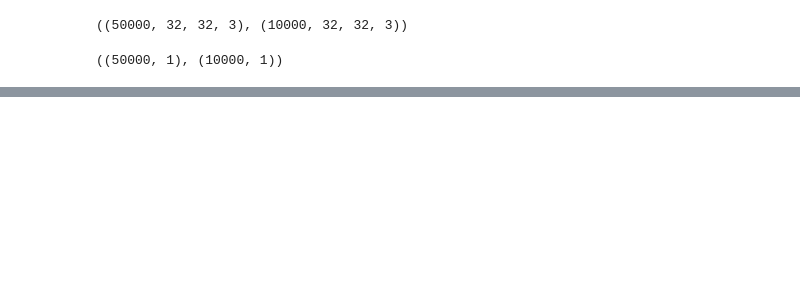
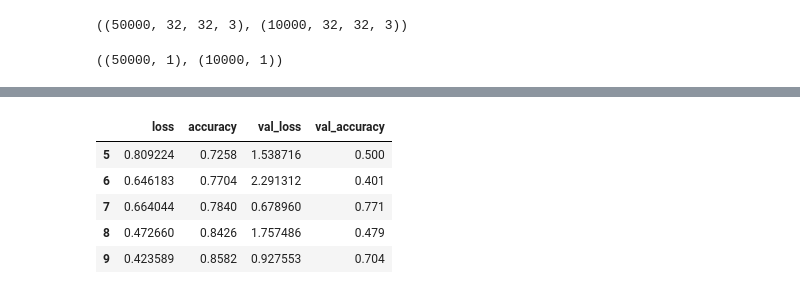
Before and after one commit to ash-coding/machine_learning, a Jupyter notebook: fine_tuning.ipynb, the cells around one changed output, grey strips where cells are left out. Drawn from its saved outputs; the diff is of its cells as text; code cells hidden in the pictures; blank space fills up the shorter version.

```diff
--- a/fine_tuning.ipynb
+++ b/fine_tuning.ipynb
@@ -52,0 +177,2 @@ t_train, t_test = t_train.astype('int32'), t_test.astype('int32')
+# %%
+x_test = np.array(_test, dtype = 'float32') / 255.0
@@ -52,0 +253,10 @@ t_train, t_test = t_train.astype('int32'), t_test.astype('int32')
+# %%
+results = pd.DataFrame(history.history)
+results.tail()
+# %% [output]
+|  | loss | accuracy | val_loss | val_accuracy |
+| 5 | 0.809224 | 0.7258 | 1.538716 | 0.500 |
+| 6 | 0.646183 | 0.7704 | 2.291312 | 0.401 |
+| 7 | 0.664044 | 0.7840 | 0.678960 | 0.771 |
+| 8 | 0.472660 | 0.8426 | 1.757486 | 0.479 |
+| 9 | 0.423589 | 0.8582 | 0.927553 | 0.704 |
```
Also changed, not shown: parts of 26 cells of this notebook.
